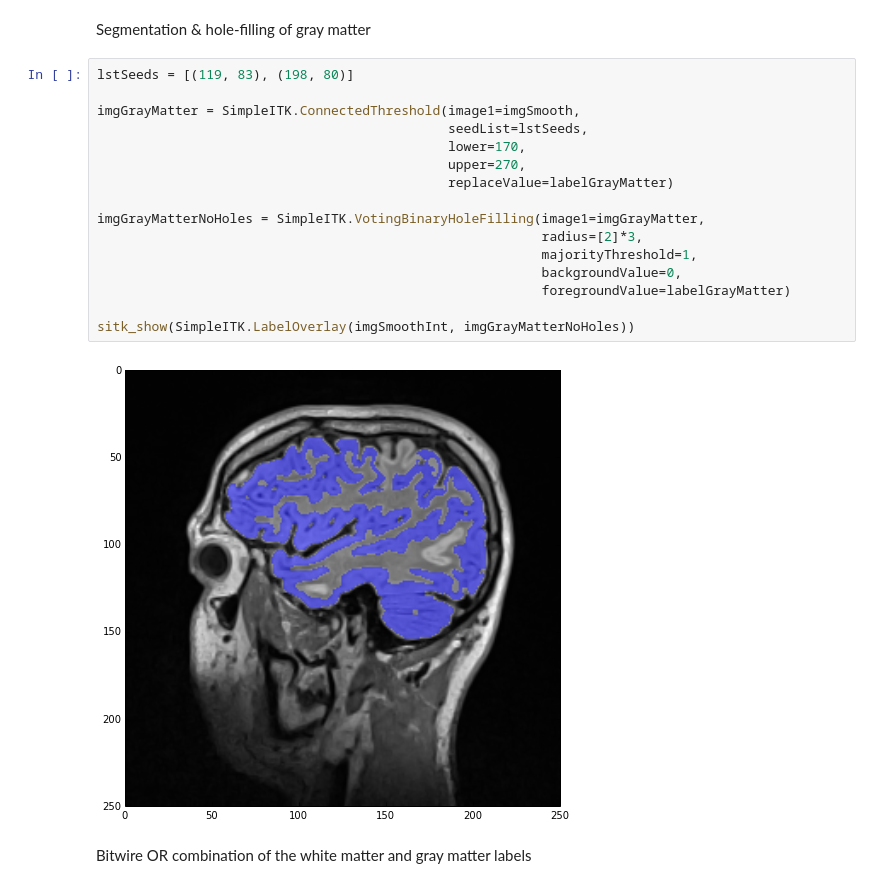
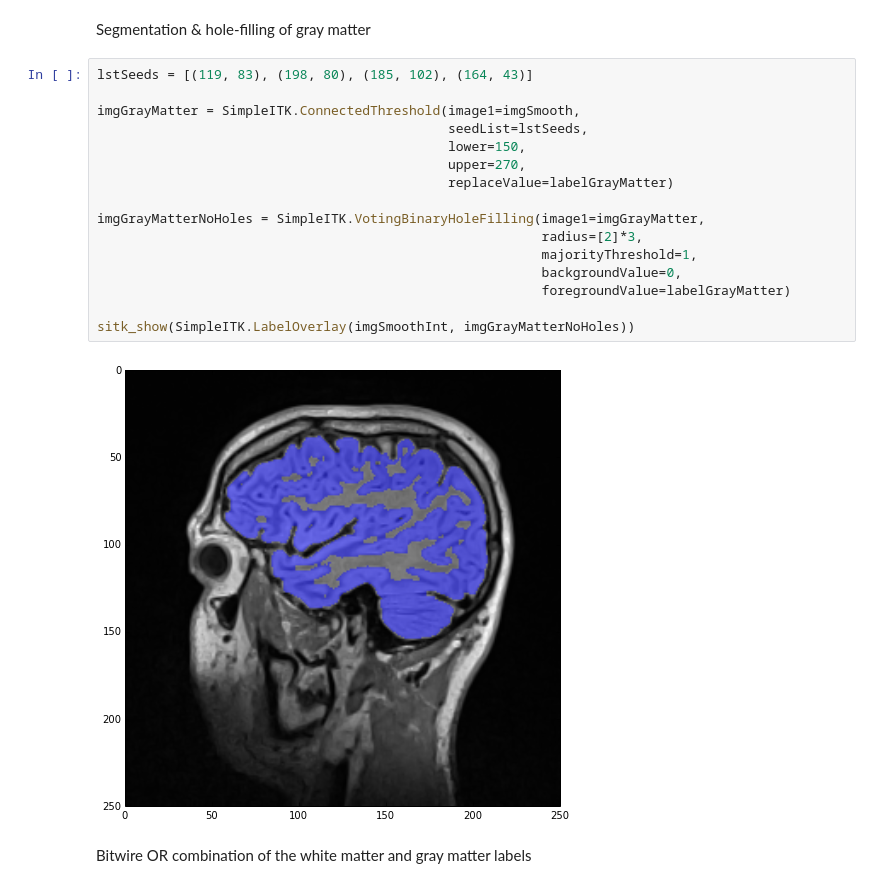
Before and after one commit to rlizzo/pyscience, a Jupyter notebook: 20141001_SegmentationSimpleITK/Material/SegmentationSimpleITK.ipynb, the cells around one changed output. Saved outputs shown, nothing was run; the diff lists cells and outputs as text.

```diff
--- a/20141001_SegmentationSimpleITK/Material/SegmentationSimpleITK.ipynb
+++ b/20141001_SegmentationSimpleITK/Material/SegmentationSimpleITK.ipynb
@@ -128,23 +128,23 @@ sitk_show(SimpleITK.LabelOverlay(imgSmoothInt, imgWhiteMatterNoHoles))
 # %% [markdown]
 Segmentation & hole-filling of gray matter
 # %%
-lstSeeds = [(119, 83), (198, 80)]
+lstSeeds = [(119, 83), (198, 80), (185, 102), (164, 43)]
 
 imgGrayMatter = SimpleITK.ConnectedThreshold(image1=imgSmooth,
                                              seedList=lstSeeds,
-                                             lower=170,
+                                             lower=150,
                                              upper=270,
                                              replaceValue=labelGrayMatter)
 
 imgGrayMatterNoHoles = SimpleITK.VotingBinaryHoleFilling(image1=imgGrayMatter,
                                                          radius=[2]*3,
                                                          majorityThreshold=1,
                                                          backgroundValue=0,
                                                          foregroundValue=labelGrayMatter)
 
 sitk_show(SimpleITK.LabelOverlay(imgSmoothInt, imgGrayMatterNoHoles))
 # %% [output]
-[figure, old version]
+[figure, new version]
 # %% [markdown]
 Bitwire OR combination of the white matter and gray matter labels
 # %%
```
Also changed, not shown: parts of 3 cells of this notebook, 1 other file.
